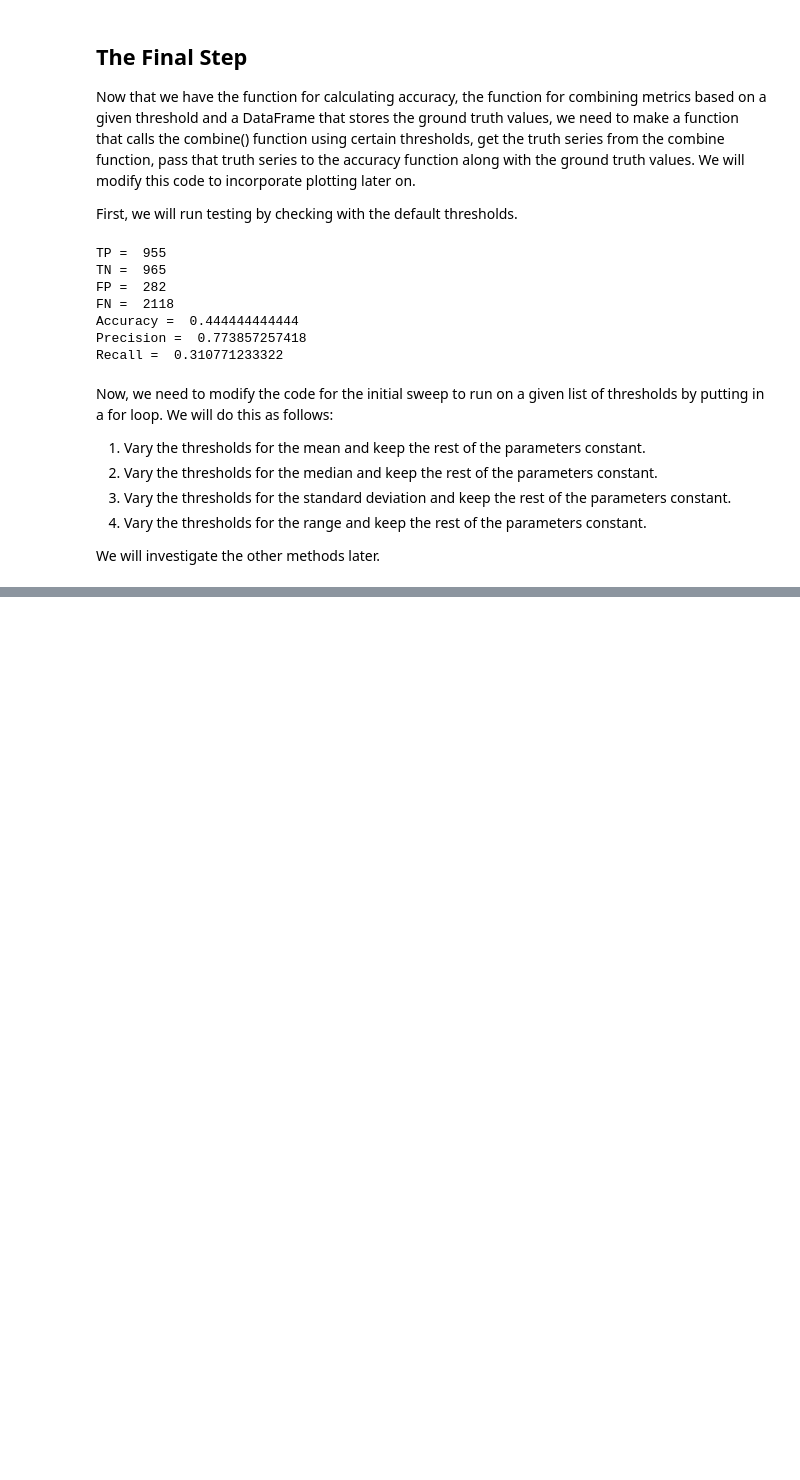
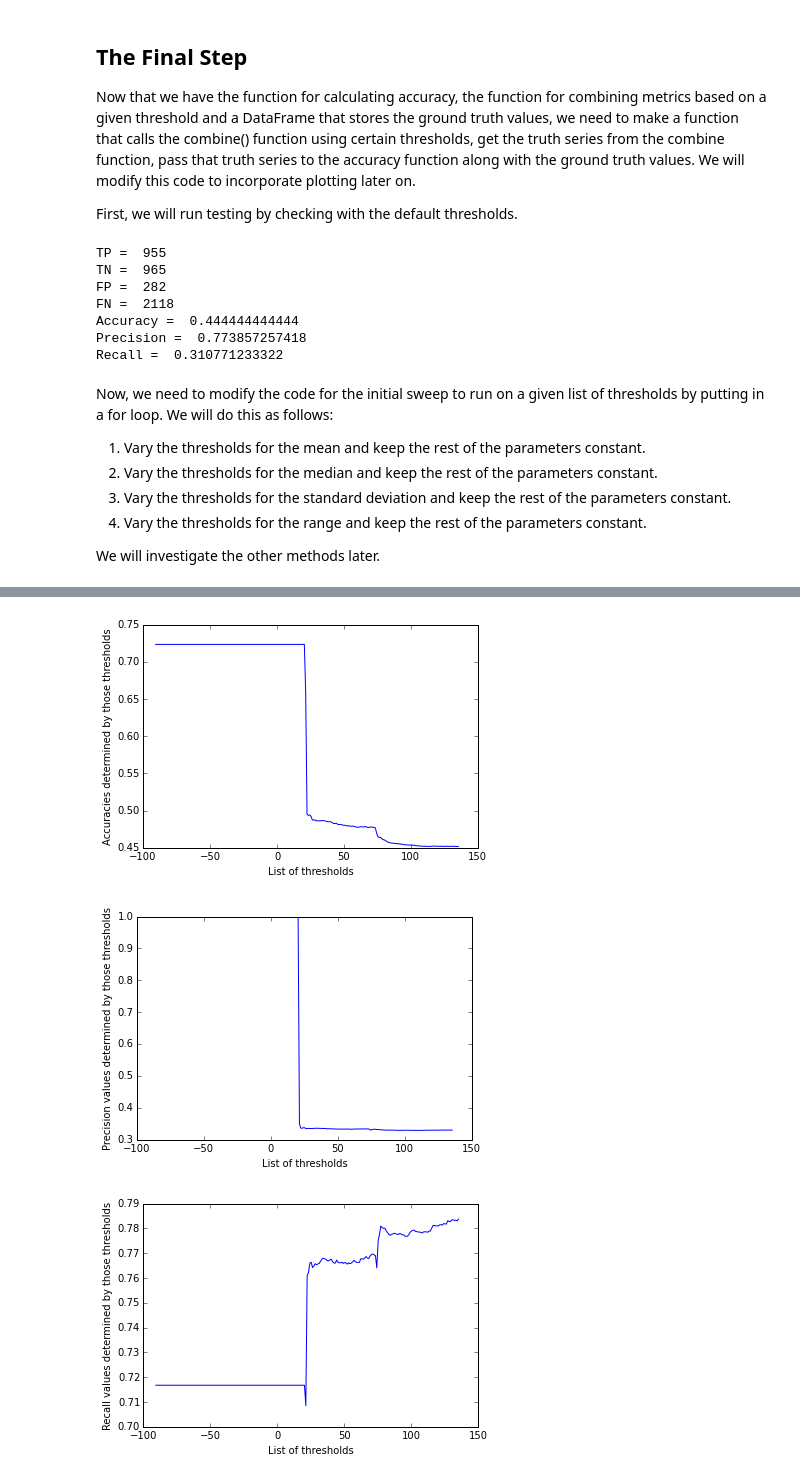
Before and after one commit to nipunbatra/NIOMTK, a Jupyter notebook: docs/Parameter sweep winter.ipynb, the cells around one changed output, grey strips where cells are left out. Drawn from its saved outputs; the diff is of its cells as text; code cells hidden in the pictures; blank space fills up the shorter version.

```diff
--- a/docs/Parameter sweep winter.ipynb
+++ b/docs/Parameter sweep winter.ipynb
@@ -304,0 +326,18 @@ Some of the results from this sweep are really weird. Somehow the mean is less t
+# %%
+def drange(start, stop, step):
+    lis = []
+    r = start
+    while r < stop:
+        r += step
+        lis.append(r)
+    return lis
+# %%
+def mean_threshold_list():
+    median = mean_df_sliced.median()
+    std = mean_df_sliced.std()
+    return drange (median - std, median + std, 1)
+# %%
+def median_threshold_list():
+    median = median_df_sliced.median()
+    std = median_df_sliced.std()
+    return drange (median - std, median + std, 1)
@@ -304,0 +354,62 @@ Some of the results from this sweep are really weird. Somehow the mean is less t
+# %%
+def sweep():
+    threshold_list = mean_threshold_list()
+    accuracy_list = []
+    precision_list = []
+    recall_list = []
+    for i in threshold_list:
+        truth_series = combine(i, default_median, default_range, default_std)
+        accuracy_list.append(accuracy(truth_series,df_resampled)[0])
+        precision_list.append(accuracy(truth_series,df_resampled)[1])
+        recall_list.append(accuracy(truth_series,df_resampled)[2])
+    plt.plot(threshold_list, accuracy_list)
+    plt.xlabel('List of thresholds')
+    plt.ylabel('Accuracies determined by those thresholds')
+    plt.show()
+
+
+    plt.plot(threshold_list, precision_list)
+    plt.xlabel('List of thresholds')
+    plt.ylabel('Precision values determined by those thresholds')
+    plt.show()
+
+
+    plt.plot(threshold_list, recall_list)
+    plt.xlabel('List of thresholds')
+    plt.ylabel('Recall values determined by those thresholds')
+    plt.show()
+
+
+    accuracy_list = []
+    precision_list = []
+    recall_list = []
+
+    threshold_list = median_threshold_list()
+
+    for i in threshold_list:
+        truth_series = combine(default_mean, i, default_range, default_std)
+        accuracy_list.append(accuracy(truth_series,df_resampled)[0])
+        precision_list.append(accuracy(truth_series,df_resampled)[1])
+        recall_list.append(accuracy(truth_series,df_resampled)[2])
+    plt.plot(threshold_list, accuracy_list)
+    plt.xlabel('List of thresholds')
+    plt.ylabel('Accuracies determined by those thresholds')
+    plt.show()
+
+
+    plt.plot(threshold_list, precision_list)
+    plt.xlabel('List of thresholds')
+    plt.ylabel('Precision values determined by those thresholds')
+    plt.show()
+
+
+    plt.plot(threshold_list, recall_list)
+    plt.xlabel('List of thresholds')
+    plt.ylabel('Recall values determined by those thresholds')
+    plt.show()
+
+sweep()
+# %% [output]
+[figure, added]
+[figure, added]
+[figure, added]
```
Also changed, not shown: parts of 15 cells of this notebook, 2 other files.
